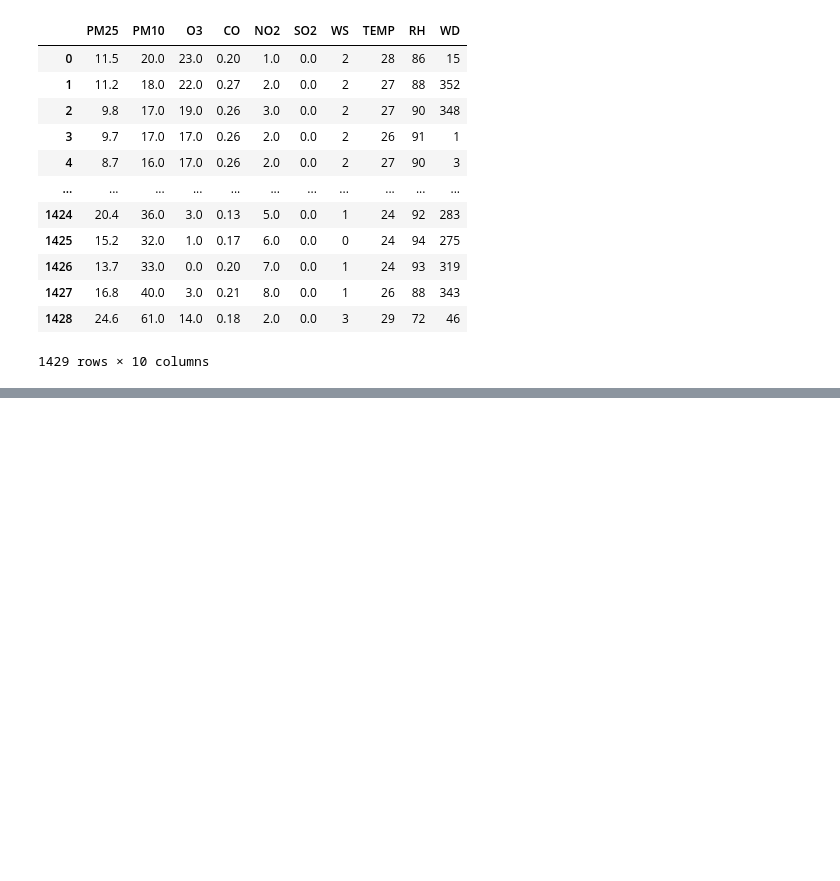
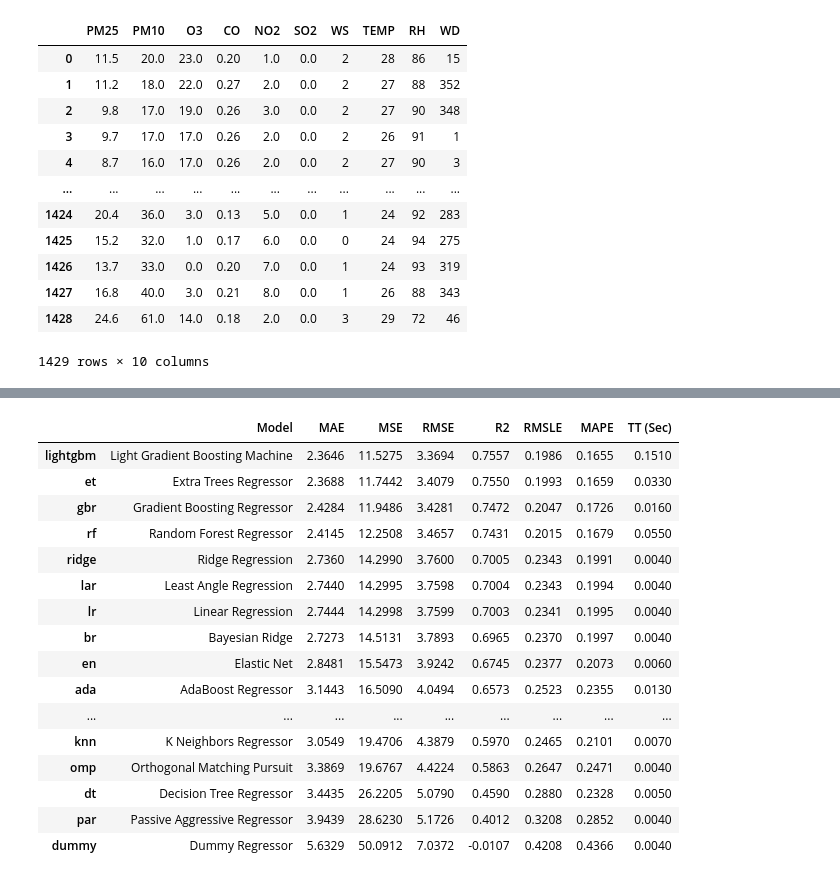
Before and after one commit to jayjiratta/predict_pm2.5, a Jupyter notebook: predict.ipynb, the cells around one changed output, grey strips where cells are left out. Saved outputs shown, nothing was run; the diff lists cells and outputs as text; code cells hidden in the pictures; blank space fills up the shorter version.

```diff
--- a/predict.ipynb
+++ b/predict.ipynb
@@ -30,0 +48,3 @@ ValueError: The least populated class in y has only 1 member, which is too few.
+# %%
+best_model = compare_models()
+# %% [output]
@@ -30,0 +52,17 @@ ValueError: The least populated class in y has only 1 member, which is too few.
+|  | Model | MAE | MSE | RMSE | R2 | RMSLE | MAPE | TT (Sec) |
+| lightgbm | Light Gradient Boosting Machine | 2.3646 | 11.5275 | 3.3694 | 0.7557 | 0.1986 | 0.1655 | 0.1510 |
+| et | Extra Trees Regressor | 2.3688 | 11.7442 | 3.4079 | 0.7550 | 0.1993 | 0.1659 | 0.0330 |
+| gbr | Gradient Boosting Regressor | 2.4284 | 11.9486 | 3.4281 | 0.7472 | 0.2047 | 0.1726 | 0.0160 |
+| rf | Random Forest Regressor | 2.4145 | 12.2508 | 3.4657 | 0.7431 | 0.2015 | 0.1679 | 0.0550 |
+| ridge | Ridge Regression | 2.7360 | 14.2990 | 3.7600 | 0.7005 | 0.2343 | 0.1991 | 0.0040 |
+| lar | Least Angle Regression | 2.7440 | 14.2995 | 3.7598 | 0.7004 | 0.2343 | 0.1994 | 0.0040 |
+| lr | Linear Regression | 2.7444 | 14.2998 | 3.7599 | 0.7003 | 0.2341 | 0.1995 | 0.0040 |
+| br | Bayesian Ridge | 2.7273 | 14.5131 | 3.7893 | 0.6965 | 0.2370 | 0.1997 | 0.0040 |
+| en | Elastic Net | 2.8481 | 15.5473 | 3.9242 | 0.6745 | 0.2377 | 0.2073 | 0.0060 |
+| ada | AdaBoost Regressor | 3.1443 | 16.5090 | 4.0494 | 0.6573 | 0.2523 | 0.2355 | 0.0130 |
+| ... | ... | ... | ... | ... | ... | ... | ... | ... |
+| knn | K Neighbors Regressor | 3.0549 | 19.4706 | 4.3879 | 0.5970 | 0.2465 | 0.2101 | 0.0070 |
+| omp | Orthogonal Matching Pursuit | 3.3869 | 19.6767 | 4.4224 | 0.5863 | 0.2647 | 0.2471 | 0.0040 |
+| dt | Decision Tree Regressor | 3.4435 | 26.2205 | 5.0790 | 0.4590 | 0.2880 | 0.2328 | 0.0050 |
+| par | Passive Aggressive Regressor | 3.9439 | 28.6230 | 5.1726 | 0.4012 | 0.3208 | 0.2852 | 0.0040 |
+| dummy | Dummy Regressor | 5.6329 | 50.0912 | 7.0372 | -0.0107 | 0.4208 | 0.4366 | 0.0040 |
```
Also changed, not shown: parts of 10 cells of this notebook, 4 other files.
